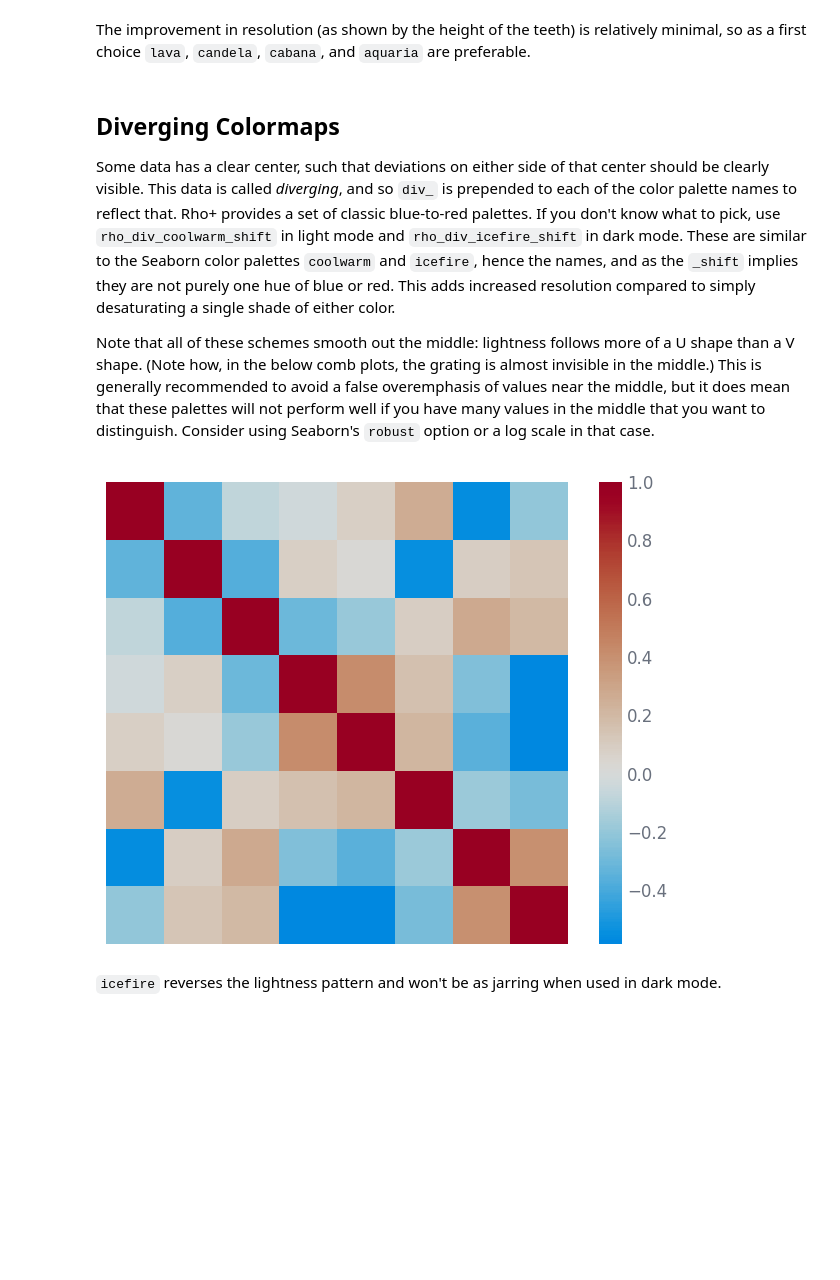
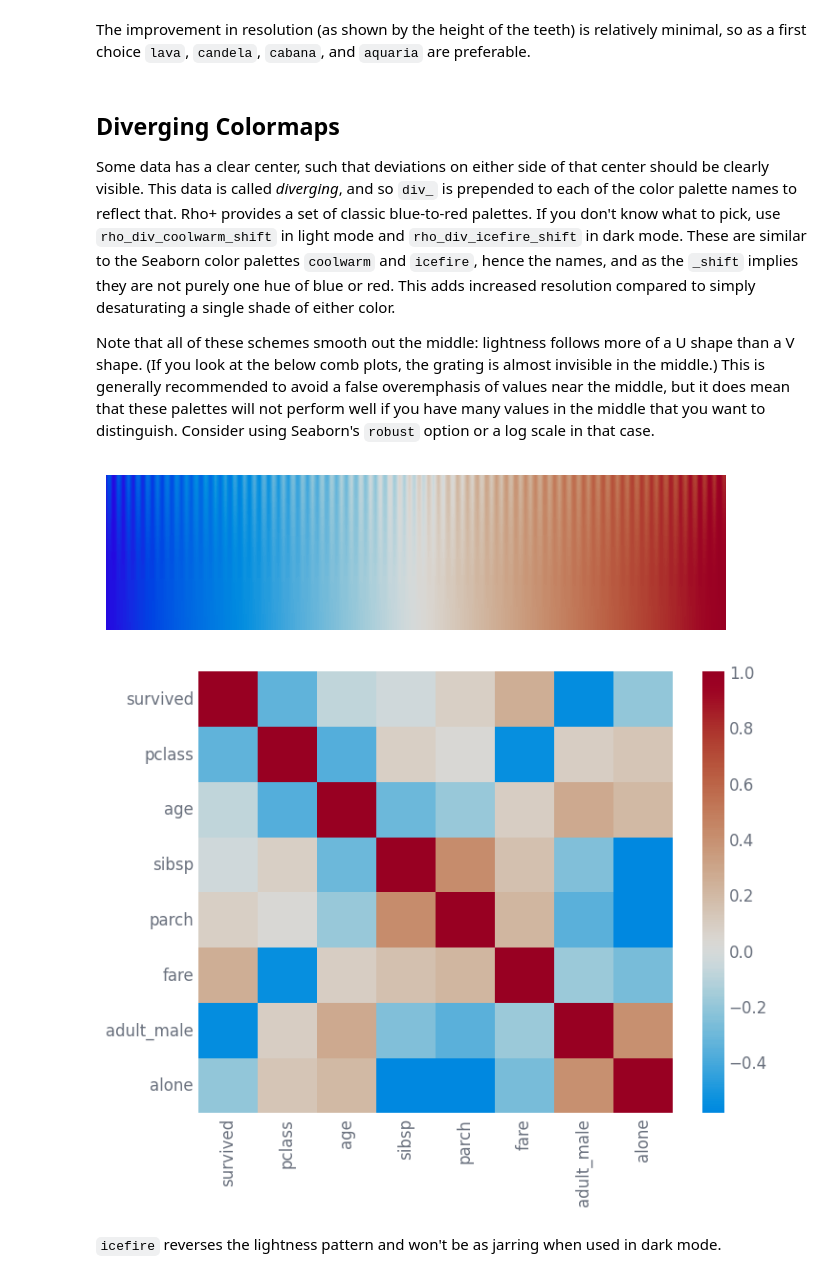
Before and after one commit to nicholas-miklaucic/rho_plus, a Jupyter notebook: docs/source/quantitative_colormaps.ipynb, the cells around one changed output. Drawn from its saved outputs; the diff is of its cells as text; code cells hidden in the pictures; blank space fills up the shorter version.

```diff
--- a/docs/source/quantitative_colormaps.ipynb
+++ b/docs/source/quantitative_colormaps.ipynb
@@ -181,17 +181,20 @@ The improvement in resolution (as shown by the height of the teeth) is relativel
 
 Some data has a clear center, such that deviations on either side of that center should be clearly visible. This data is called *diverging*, and so `div_` is prepended to each of the color palette names to reflect that. Rho+ provides a set of classic blue-to-red palettes. If you don't know what to pick, use `rho_div_coolwarm_shift` in light mode and `rho_div_icefire_shift` in dark mode. These are similar to the Seaborn color palettes `coolwarm` and `icefire`, hence the names, and as the `_shift` implies they are not purely one hue of blue or red. This adds increased resolution compared to simply desaturating a single shade of either color.
 
-Note that all of these schemes smooth out the middle: lightness follows more of a U shape than a V shape. (Note how, in the below comb plots, the grating is almost invisible in the middle.) This is generally recommended to avoid a false overemphasis of values near the middle, but it does mean that these palettes will not perform well if you have many values in the middle that you want to distinguish. Consider using Seaborn's `robust` option or a log scale in that case.
+Note that all of these schemes smooth out the middle: lightness follows more of a U shape than a V shape. (If you look at the below comb plots, the grating is almost invisible in the middle.) This is generally recommended to avoid a false overemphasis of values near the middle, but it does mean that these palettes will not perform well if you have many values in the middle that you want to distinguish. Consider using Seaborn's `robust` option or a log scale in that case.
 # %%
 rp.mpl_setup(False)
 
 def corr_map(palette):
-    sns.heatmap(sns.load_dataset('titanic').corr(numeric_only=True), center=0, cmap=palette)
+    sns.heatmap(sns.load_dataset('titanic').corr(numeric_only=True), center=0,
+    cmap=palette, robust=True)
 
 teeth_plot(rp.mpl_div_coolwarm_shift)
+plt.show()
 corr_map(rp.mpl_div_coolwarm_shift)
 # %% [output]
-[figure, old version]
+[figure, new version]
+[figure, added]
 # %% [markdown]
 `icefire` reverses the lightness pattern and won't be as jarring when used in dark mode.
 # %%
```
Also changed, not shown: parts of 10 cells of this notebook, 12 other files.
